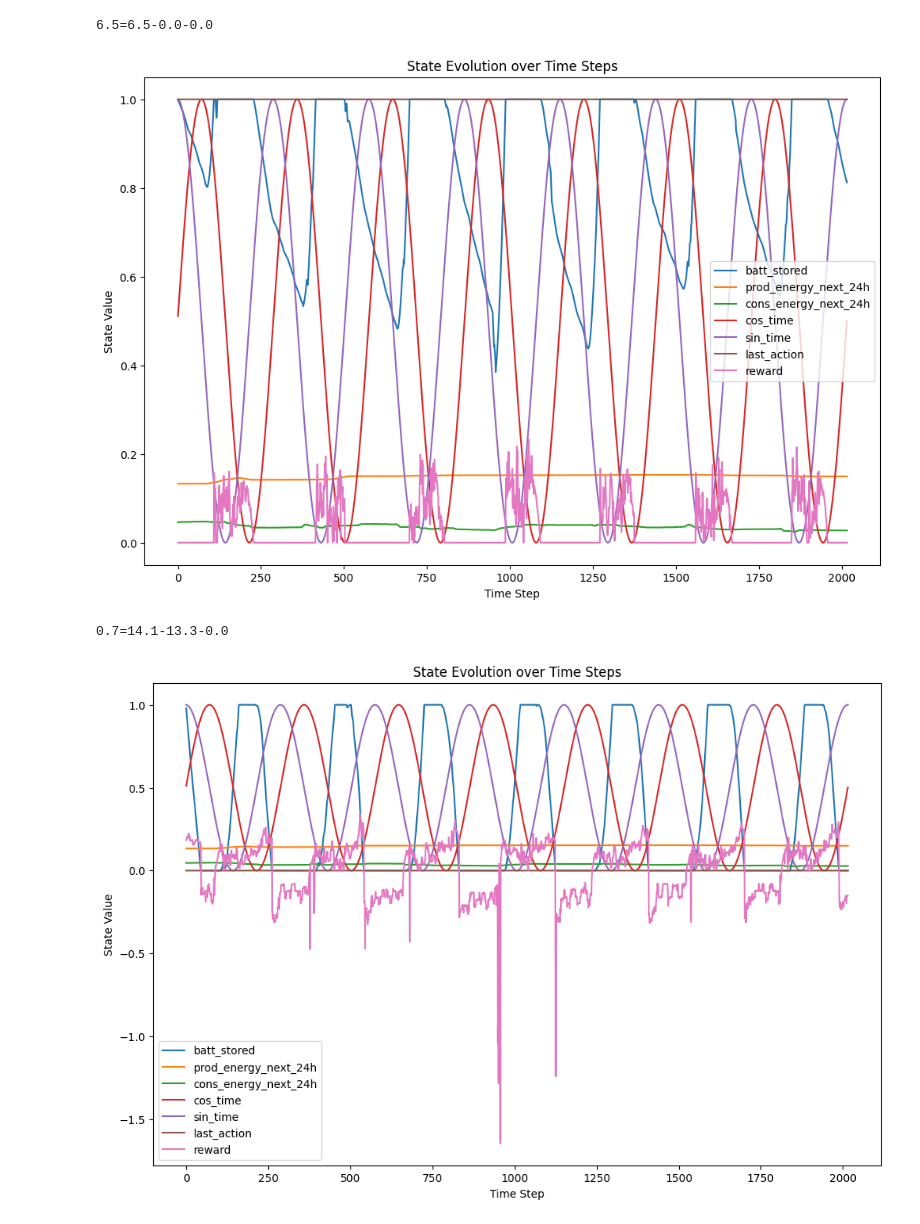
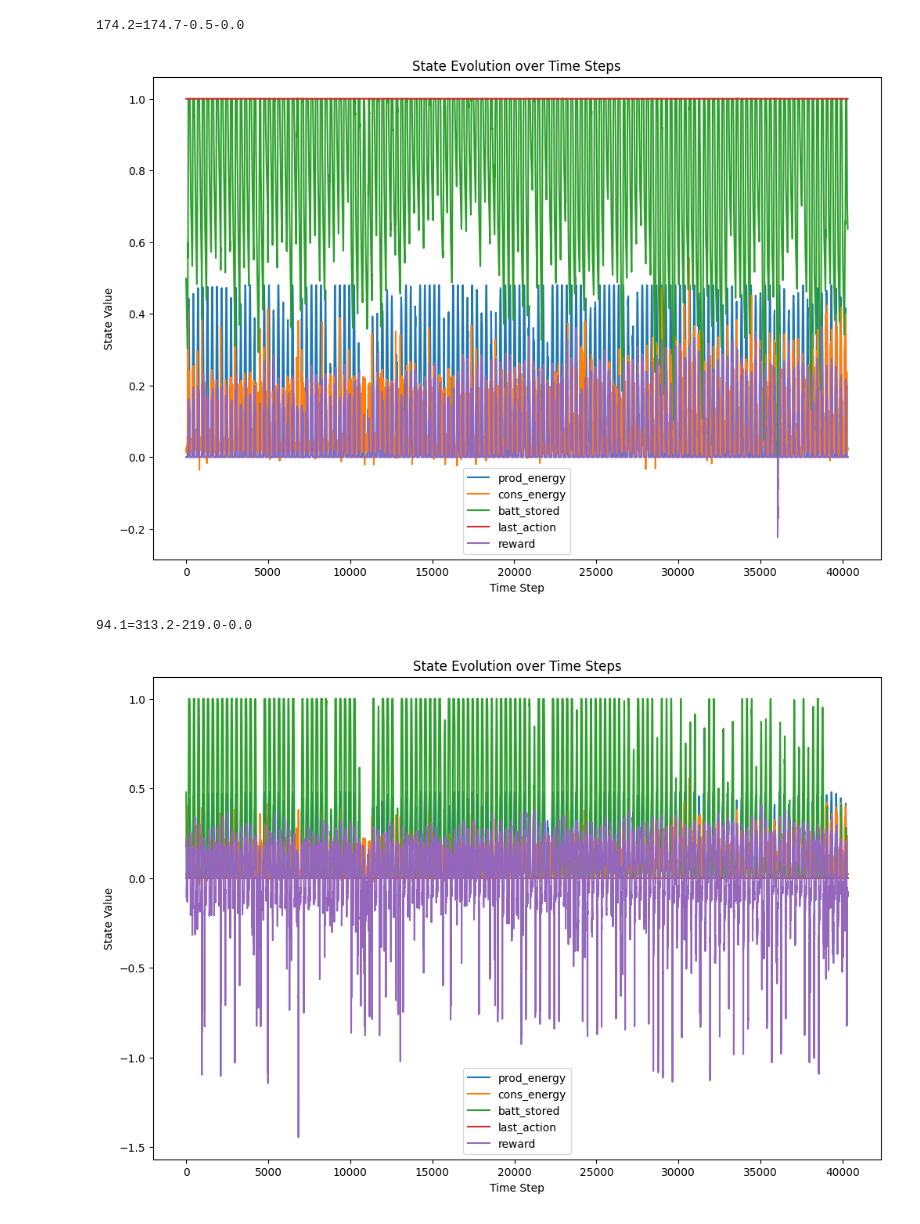
Before and after one commit to EmaR97/EnergyManagementRL, a Jupyter notebook: notebooks/02_model_training.ipynb, the cells around one changed output. Cells and saved outputs as stored; diff of their text form; code cells hidden in the pictures.

```diff
--- a/notebooks/02_model_training.ipynb
+++ b/notebooks/02_model_training.ipynb
@@ -46,8 +47,8 @@ env = InverterEnv(inverter_sim, week)
 # %%
 env.max_steps = week
 to_show = [
-    # "prod_energy",
-    # "cons_energy",
+    "prod_energy",
+    "cons_energy",
     # "batt_charge_rate",
     # "batt_discharge_rate",
     "batt_stored",
@@ -55,12 +56,12 @@ to_show = [
     # "grid_taken_from",
     # "prod_energy_last_24h",
     # "cons_energy_last_24h",
-    "prod_energy_next_24h",
-    "cons_energy_next_24h",
+    # "prod_energy_next_4h",
+    # "cons_energy_next_4h",
     # "prod_energy_following_24h",
     # "cons_energy_following_24h",
-    "cos_time",
-    "sin_time",
+    # "cos_time",
+    # "sin_time",
     'last_action',
     'reward',
     # 'reward_energy_sold',
@@ -100,4 +101,5 @@ eval_callback = EvalCallback(
     render=False,
     verbose=1
 )
+model_class = DQN
 # %%
@@ -120,6 +139,6 @@ trained_model.save(
 # %%
 train_env.max_steps = month
-trained_model = PPO.load(
+trained_model = model_class.load(
     best_model_path,
     env=train_env,
     verbose=0
@@ -135,7 +172,7 @@ trained_model.save(
 # %%
 train_env.max_steps = full_period
 # %%
-trained_model = PPO.load(
+trained_model = model_class.load(
     best_model_path,
     env=train_env,
     verbose=0
@@ -170,27 +206,28 @@ trained_model.save("../logs/ppo_inverter_5")
 # %%
-grid_sim.energy_price_buy = .6 / 1000
+grid_sim.energy_price_buy = .4 / 1000
+train_env.max_steps = full_period
 
-trained_model = PPO.load(
+trained_model = model_class.load(
     # "../logs/ppo_inverter",
     best_model_path,
     env=train_env
 )
 for model_to_test in [
     ConservativeModel(),
     GreedyModel(),
-    SimpleModel(),
+    # SimpleModel(),
     trained_model
 ]:
     _test_plot(
         train_env,
         model_to_test,
-        # full_period
+        full_period
         # month
-        week
+        # week
         # day
     )
 # %% [output]
-6.5=6.5-0.0-0.0
+174.2=174.7-0.5-0.0
-[figure, old version]
+[figure, new version]
-0.7=14.1-13.3-0.0
+94.1=313.2-219.0-0.0
-[figure, old version]
+[figure, new version]
```
Also changed, not shown: parts of 9 cells of this notebook, 5 other files.
